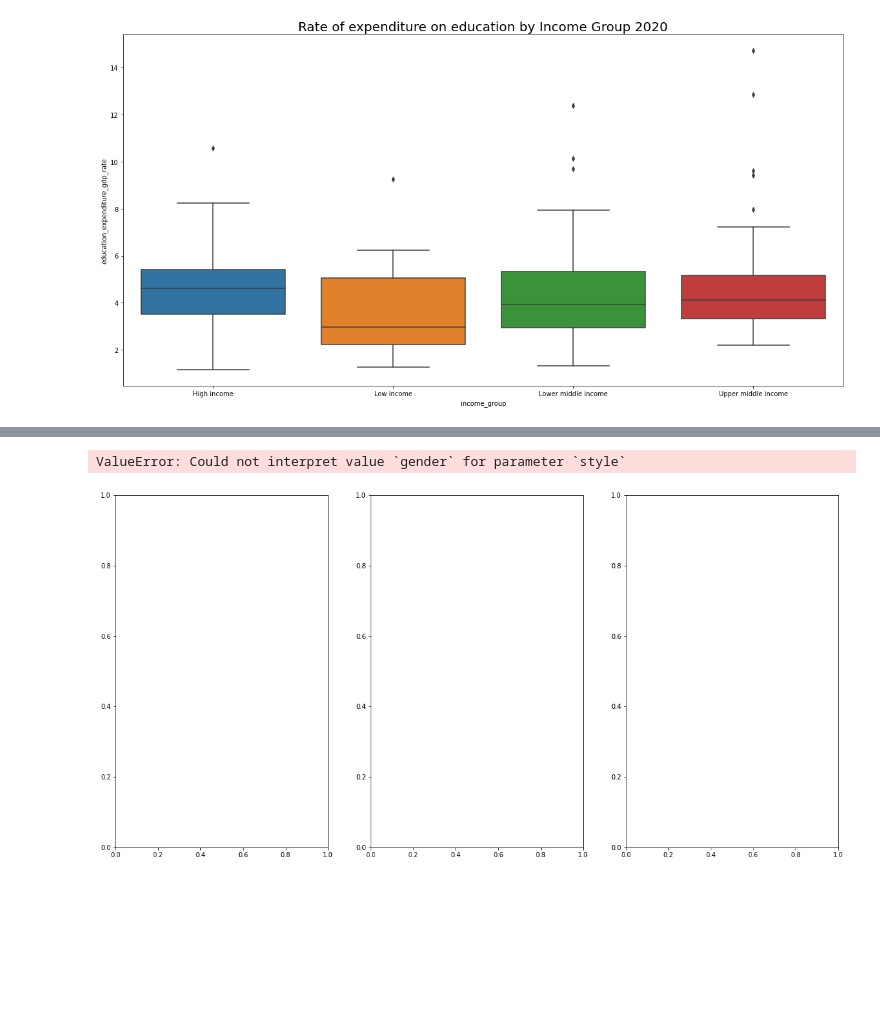
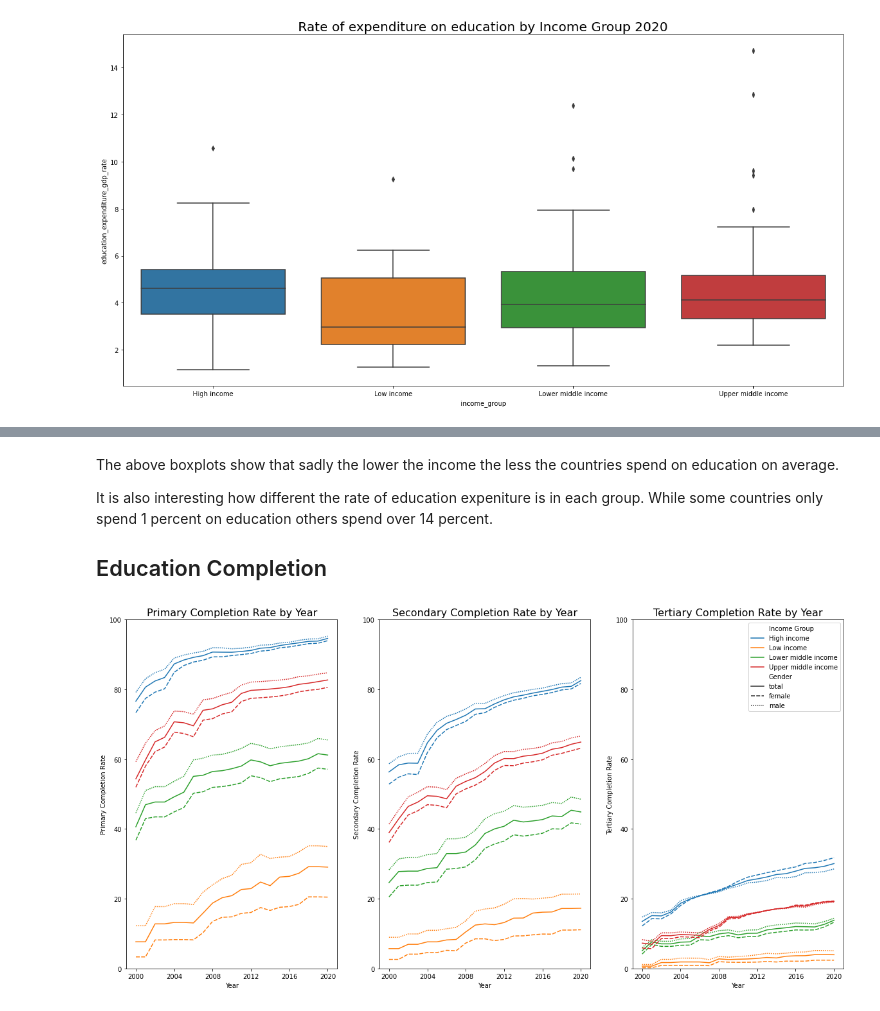
Before and after one commit to MarkusKiesel93/VisualDS_education_dashboard, a Jupyter notebook: profile.ipynb, the cells around one changed output, grey strips where cells are left out. Drawn from its saved outputs; the diff is of its cells as text; code cells hidden in the pictures; blank space fills up the shorter version.

```diff
--- a/profile.ipynb
+++ b/profile.ipynb
@@ -111,30 +135,36 @@ df.xs('total', axis=1, level='level')
+# %% [markdown]
+The above boxplots show that sadly the lower the income the less the countries spend on education on average.
+
+It is also interesting how different the rate of education expeniture is in each group. While some countries only spend 1 percent on education others spend over 14 percent.
+
+
+## Education Completion
 # %%
+df = get_merged_data(from_year=2000)
+df_income_group = pd.DataFrame({'income_group': df[('income_group', 'total', 'total')].copy()})
 fig, axs = plt.subplots(figsize=(20, 10), ncols=3)
 legend = False
 for i, level in enumerate(['primary', 'secondary', 'tertiary']):
     if level == 'tertiary':
         legend='auto'
     sns.lineplot(
-        #data=df.xs(2020, level='year').xs(('total', 'total'), axis=1, level=('level', 'gender')),
-        #data=df[(df.level == level)].groupby(['year', 'income_group', 'gender']).mean().reset_index(),
-        data=df.xs(level, axis=1, level='level').groupby(['year', 'income_group', 'gender']).mean().reset_index(),
+        data=df.xs(level, axis=1, level='level').stack().join(df_income_group).groupby(['income_group', 'year', 'gender']).mean().reset_index(),
         x='year',
         y='completion_rate',
         style='gender',
         hue='income_group',
         style_order=['total', 'female', 'male'],
         legend=legend,
         ax=axs[i])
     axs[i].set_title(f'{level.capitalize()} Completion Rate by Year', size=16)
     axs[i].set_ylim((0, 100))
     axs[i].set_xlabel('Year')
     axs[i].set_ylabel(f'{level.capitalize()} Completion Rate')
     if legend:
         handles, labels = axs[i].get_legend_handles_labels()
         labels[0] = 'Income Group'
         labels[5] = 'Gender'
         axs[i].legend(handles, labels)
 plt.show()
 # %% [output]
-ValueError: Could not interpret value `gender` for parameter `style`
-[figure, old version]
+[figure, new version]
```
Also changed, not shown: parts of 16 cells of this notebook, 2 other files.
